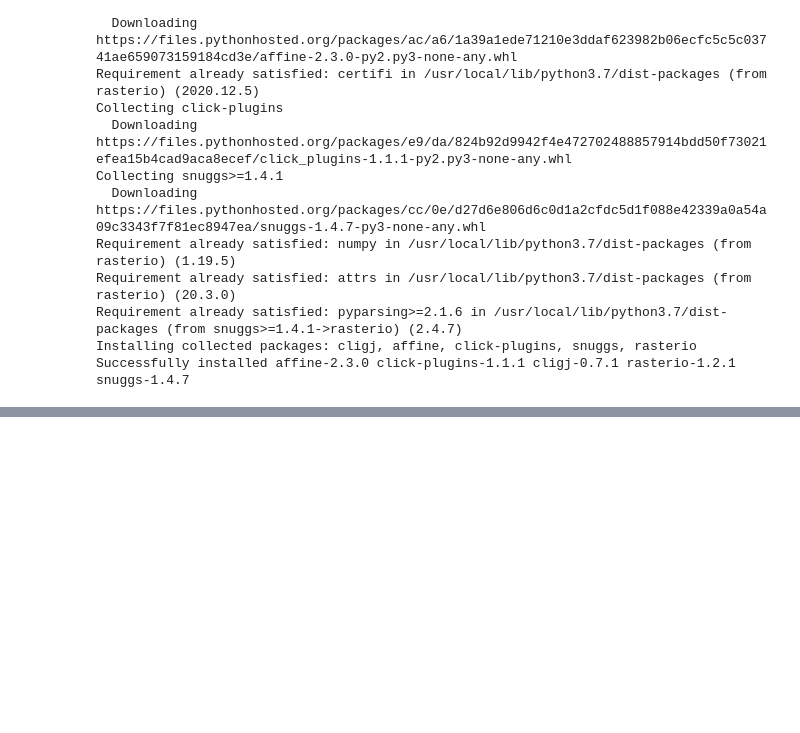
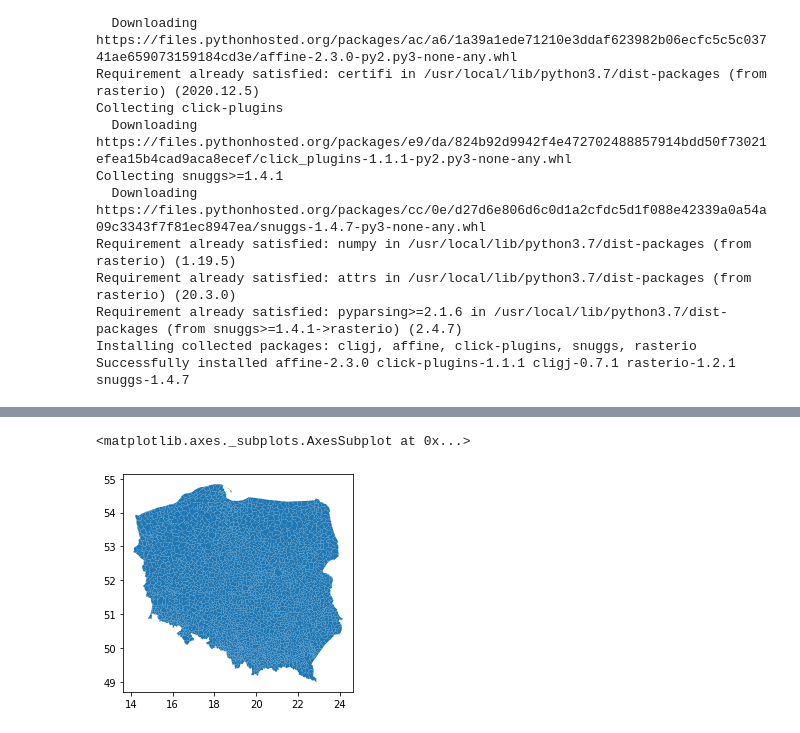
Before and after one commit to ciepielajan/GeoTiff_Satellite_Images, a Jupyter notebook: GeoTiff_-_Satellite_Images_facebook_dane_satelitearne_geotiff_.ipynb, the cells around one changed output, grey strips where cells are left out. Drawn from its saved outputs; the diff is of its cells as text; code cells hidden in the pictures; blank space fills up the shorter version.

```diff
--- a/GeoTiff_-_Satellite_Images_facebook_dane_satelitearne_geotiff_.ipynb
+++ b/GeoTiff_-_Satellite_Images_facebook_dane_satelitearne_geotiff_.ipynb
@@ -64,0 +129,3 @@ plt.imshow(arr)
+# %%
+gminy = geopandas.read_file("00/Gminy.shp", encoding='utf-8')  #
+gminy.head(2)
@@ -64,0 +136,5 @@ plt.imshow(arr)
+# %%
+gminy.plot()
+# %% [output]
+<matplotlib.axes._subplots.AxesSubplot at 0x...>
+[figure, added]
```
Also changed, not shown: parts of 39 cells of this notebook.
